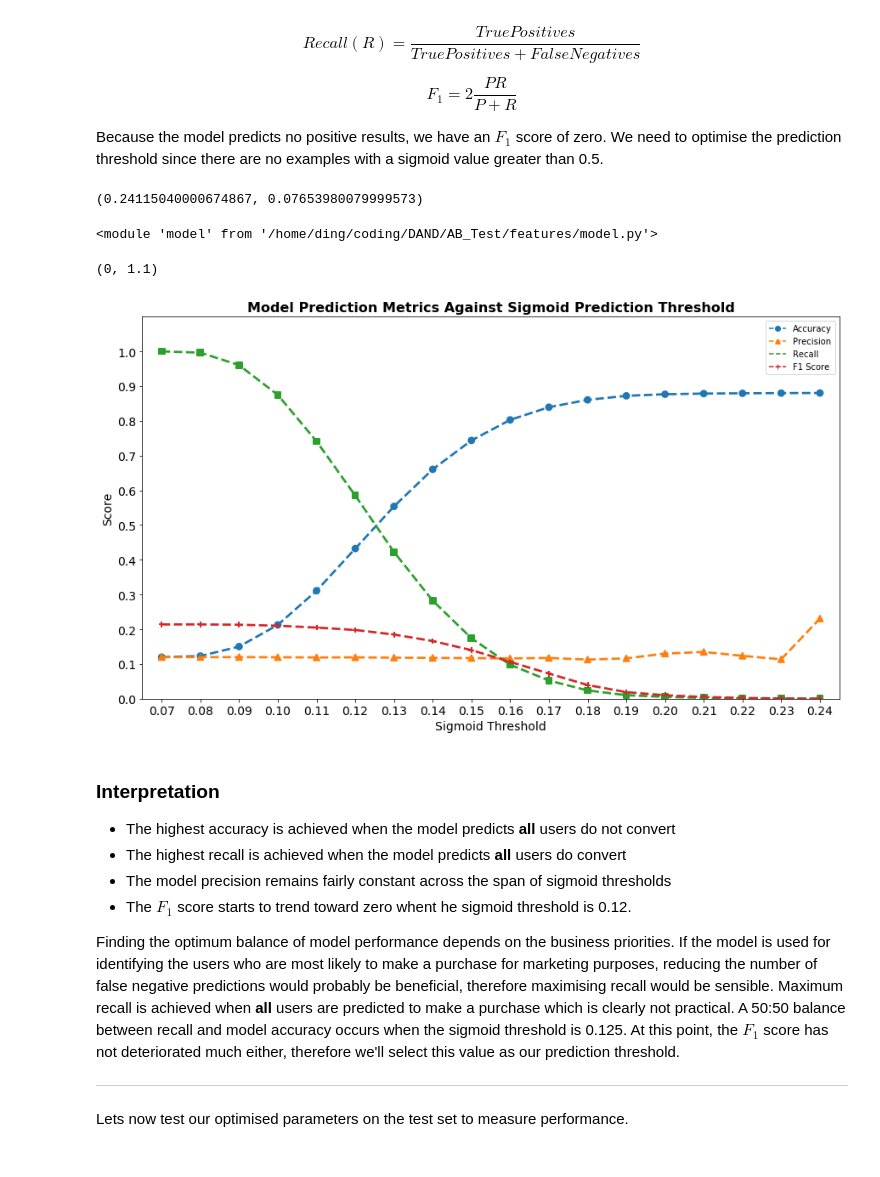
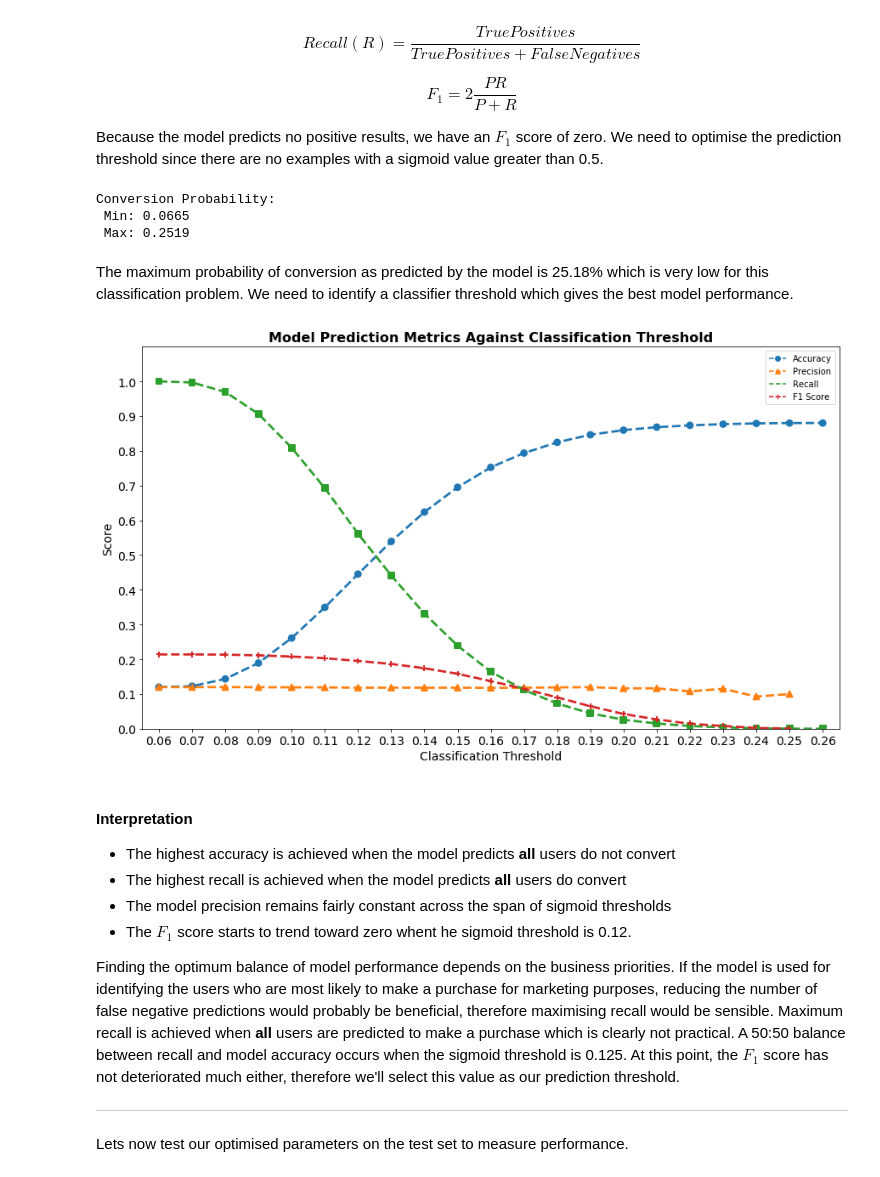
Before and after one commit to matt-fielding8/AB_test_e-commerce, a Jupyter notebook: notebooks/Logistic_Regression_Model.ipynb, the cells around one changed output. Cells and saved outputs as stored; diff of their text form; code cells hidden in the pictures.

```diff
--- a/notebooks/Logistic_Regression_Model.ipynb
+++ b/notebooks/Logistic_Regression_Model.ipynb
@@ -93,5 +96,5 @@ Finally lets reorder our columns, keeping only features we want to include in th
 # %%
-cols = ['intercept', 'group', 'CA', 'UK','US','day', 'hour','converted']
+cols = ['intercept', 'group', 'CA','US','day', 'hour','converted']
 df_mod = df_mod[cols]
 df_mod.head()
 # %% [output]
@@ -261,12 +295,15 @@ Lets now calculate our prediction accuracy using our theta parameter optimised o
 # %%
+# Set optimum theta
+theta_opt = theta_opt06_1000
+
 # Predictions with theta optimised with 2000 iterations
-predict_train2000 = mod.predict(X_train, theta_opt03_2000)
-predict_test2000 = mod.predict(X_test, theta_opt03_2000)
+predict_train = mod.predict(X_train, theta_opt)
+predict_test = mod.predict(X_test, theta_opt)
 
-print("train:", mod.predictAccuray(predict_train2000, y_train),
-          "test:", mod.predictAccuray(predict_test2000, y_test))
+print("train:", mod.predictAccuracy(predict_train, y_train),
+          "test:", mod.predictAccuracy(predict_test, y_test))
 
-print("Convertions predicted:", predict_train2000.sum())
+print("Convertions predicted:", predict_train.sum())
 # %% [output]
 train: 88.02% test: 88.09%
 Convertions predicted: 0
@@ -280,12 +317,3 @@ $$Recall (R) = \frac{True Positives}{True Positives + False Negatives}$$
 $$F_1 = 2\frac{PR}{P+R}$$
 
 Because the model predicts no positive results, we have an $F_1$ score of zero. We need to optimise the prediction threshold since there are no examples with a sigmoid value greater than 0.5.
-# %%
-mod.sigmoid(X_train, theta_opt03_2000).max(), mod.sigmoid(X_train, theta_opt03_2000).min()
-# %% [output]
-(0.24115040000674867, 0.07653980079999573)
-# %%
-import importlib
-importlib.reload(mod)
-# %% [output]
-<module 'model' from '/home/ding/coding/DAND/AB_Test/features/model.py'>
@@ -292,40 +347,46 @@ importlib.reload(mod)
+# %%
+print("Conversion Probability:\n", "Min:", "{:.4f}\n".format(mod.sigmoid(X_train, theta_opt).min()),
+      "Max:", "{:.4f}".format(mod.sigmoid(X_train, theta_opt).max()))
+# %% [output]
+Conversion Probability:
+ Min: 0.0665
+ Max: 0.2519
+# %% [markdown]
+The maximum probability of conversion as predicted by the model is 25.18% which is very low for this classification problem. We need to identify a classifier threshold which gives the best model performance.
 # %%
-thresholds = np.arange(0.07,0.25,0.01)
+thresholds = np.arange(0.06,0.27,0.01)
 labels = ["{:.2f}".format(i) for i in thresholds]
 
-accuracies = [mod.predictAccuray(mod.predict(X_train, theta_opt03_2000, i), y_train, pcnt=False) for i in thresholds]
-precisions = [mod.precision(mod.predict(X_train, theta_opt03_2000, i), y_train) for i in thresholds]
-recalls = [mod.recall(mod.predict(X_train, theta_opt03_2000, i), y_train) for i in thresholds]
-f1s = [mod.f1score(mod.predict(X_train, theta_opt03_2000, i), y_train) for i in thresholds]
+accuracies = [mod.predictAccuracy(mod.predict(X_train, theta_opt, i), y_train, pcnt=False) for i in thresholds]
+precisions = [mod.precision(mod.predict(X_train, theta_opt, i), y_train) for i in thresholds]
+recalls = [mod.recall(mod.predict(X_train, theta_opt, i), y_train) for i in thresholds]
+f1s = [mod.f1score(mod.predict(X_train, theta_opt, i), y_train) for i in thresholds]
 
 c=sb.color_palette()
 
-vis.createPlot(ylabel="Score", xlabel="Sigmoid Threshold");
+vis.createPlot(ylabel="Score", xlabel="Classification Threshold");
 sb.pointplot(x=thresholds, y=accuracies, linestyles='--', color=c[0], markers='o')
 sb.pointplot(x=thresholds, y=precisions, linestyles='--', color=c[1], markers='^')
 sb.pointplot(x=thresholds, y=recalls, linestyles='--', color=c[2], markers=',')
 sb.pointplot(x=thresholds, y=f1s, linestyles='--', color=c[3], markers='+')
-
-import matplotlib.lines as mlines
 
 l0 = mlines.Line2D([],[], linestyle='--', color=c[0], marker='o')
 l1 = mlines.Line2D([],[], linestyle='--', color=c[1], marker='^')
 l2 = mlines.Line2D([],[], linestyle='--', color=c[2], marker=',')
 l3 = mlines.Line2D([],[], linestyle='--', color=c[3], marker='+')
 
 
 plt.legend((l0,l1,l2,l3), ("Accuracy","Precision", "Recall", "F1 Score"));
 
 locs, _ = plt.xticks()
 plt.xticks(locs, labels);
 plt.yticks(np.arange(0,1.1,0.1))
-plt.title("Model Prediction Metrics Against Sigmoid Prediction Threshold", fontsize=16, fontweight='bold');
-plt.ylim(0,1.1)
+plt.title("Model Prediction Metrics Against Classification Threshold", fontsize=16, fontweight='bold');
+plt.ylim(0,1.1);
 # %% [output]
-(0, 1.1)
-[figure, old version]
+[figure, new version]
 # %% [markdown]
-### Interpretation
+#### Interpretation
 * The highest accuracy is achieved when the model predicts **all** users do not convert
 * The highest recall is achieved when the model predicts **all** users do convert
 * The model precision remains fairly constant across the span of sigmoid thresholds
```
Also changed, not shown: parts of 47 cells of this notebook, 1 other file.
